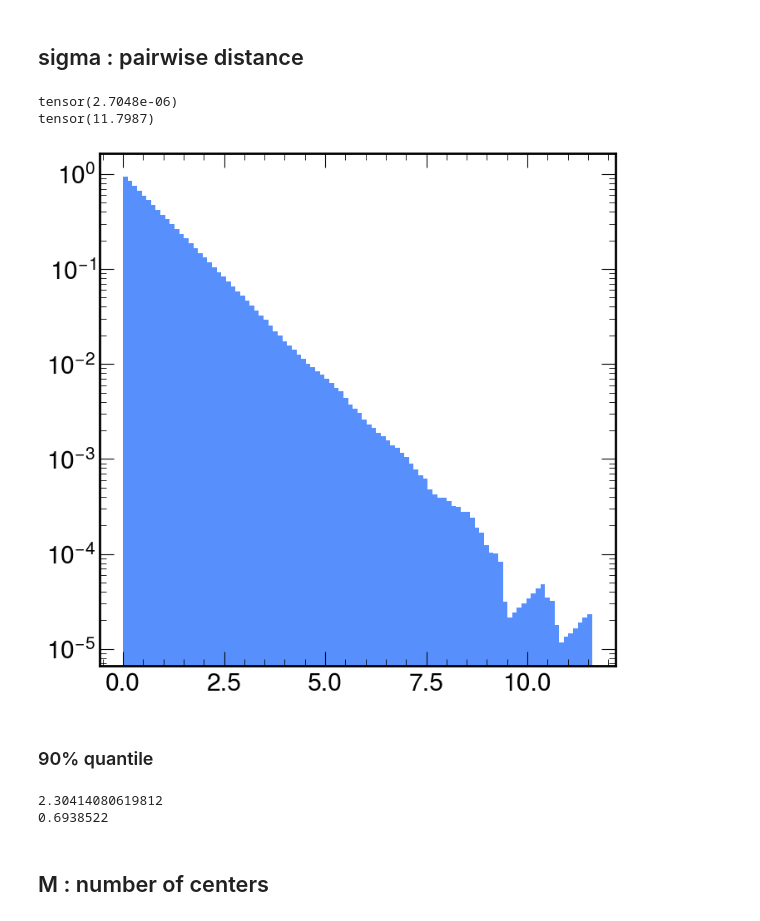
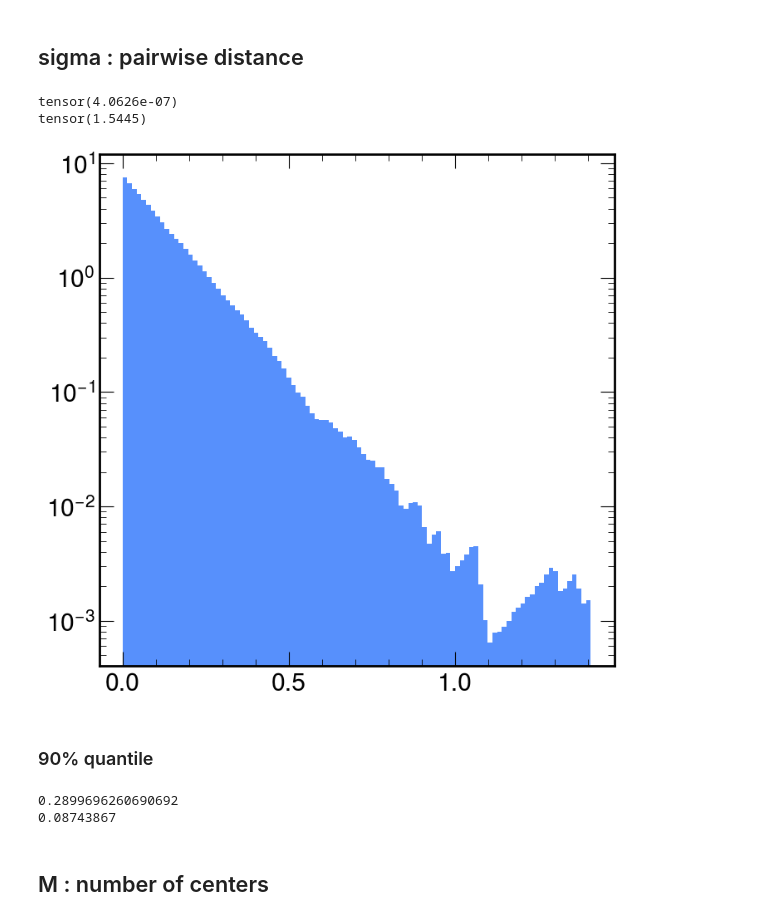
Before and after one commit to PietroCappelli/NPLM-Falkon, a Jupyter notebook: notebooks/1D_notebook.ipynb, the cells around one changed output. Saved outputs shown, nothing was run; the diff lists cells and outputs as text; code cells hidden in the pictures.

```diff
--- a/1D_notebook.ipynb
+++ b/notebooks/1D_notebook.ipynb
@@ -166,7 +170,7 @@ sys.path.insert(0, "nn_models")
 from LogFalkonHep import LogFalkonHEPModel
 # %%
 model_parameters = {
-    'sigma' : 2.3, # kernel lengthscale
+    'sigma' : 0.3, # kernel lengthscale
     'penalty_list' : [1e-5], # list of regularization parameters,
     'iter_list' : [100_000], #list of number of CG iterations,
     'M' : 3000, #number of Nystrom centers,
@@ -283,18 +287,18 @@ plot_one_t(
 # %%
 print(x.min())
 print(x.max())
-data  = x[range(80_000)]
+data  = x[range(10_000)]
 
 distances = pairwise_distances(data, metric='l2')
 
 plt.figure(figsize=(8,8))
 plt.hist(distances.ravel(), bins=100, density=True)
 plt.yscale('log')
 plt.show()
 # %% [output]
-tensor(2.7048e-06)
-tensor(11.7987)
+tensor(4.0626e-07)
+tensor(1.5445)
-[figure, old version]
+[figure, new version]
 # %% [markdown]
 ### 90% quantile
 # %%
@@ -302,8 +306,8 @@ print(np.quantile(distances, 0.90))
 print(np.median(distances))
 del distances
 # %% [output]
-2.30414080619812
-0.6938522
+0.2899696260690692
+0.08743867
 # %% [markdown]
 ## M : number of centers
 # %%
```
Also changed, not shown: parts of 2 cells of this notebook, 9 other files.
